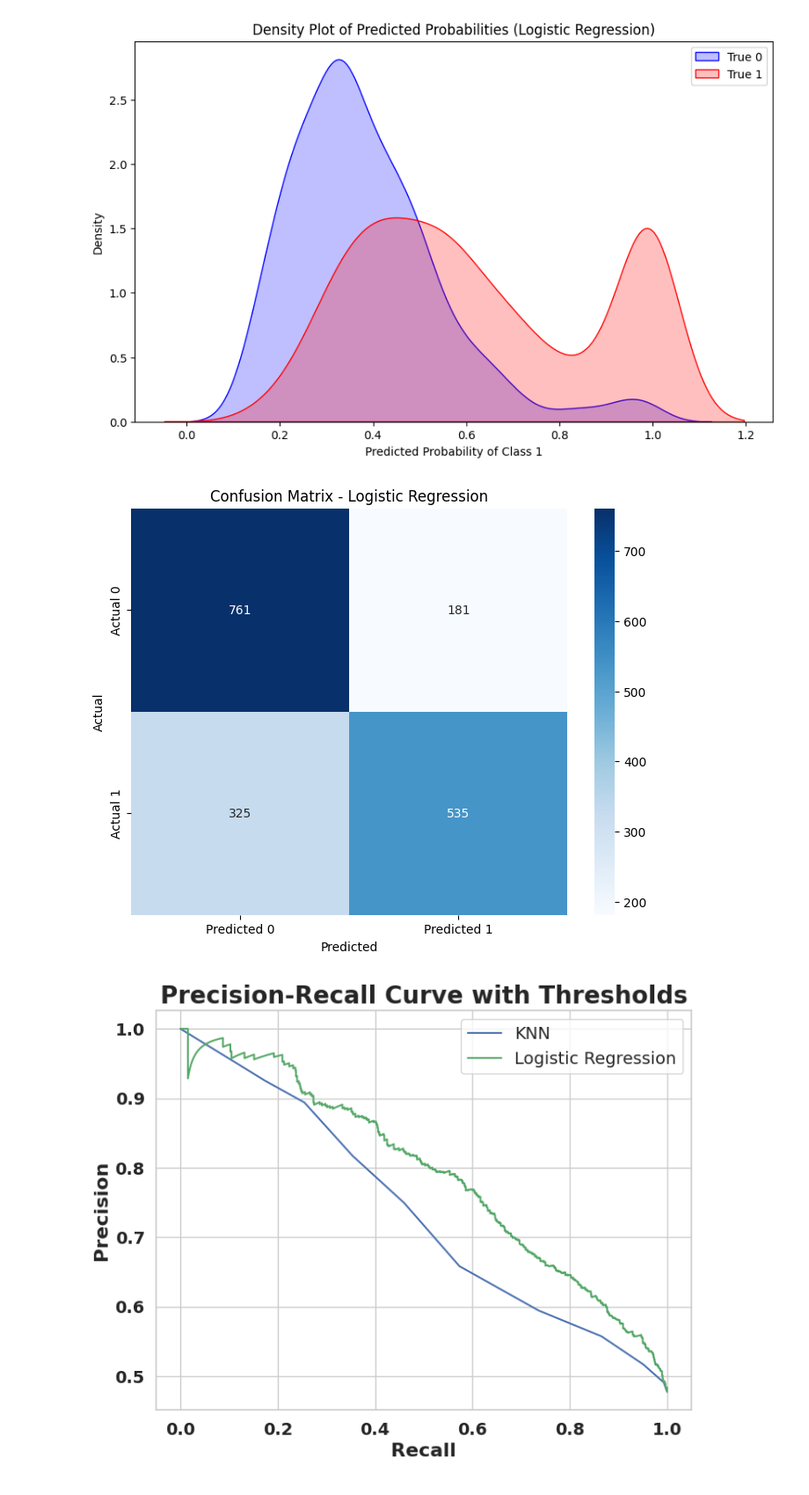
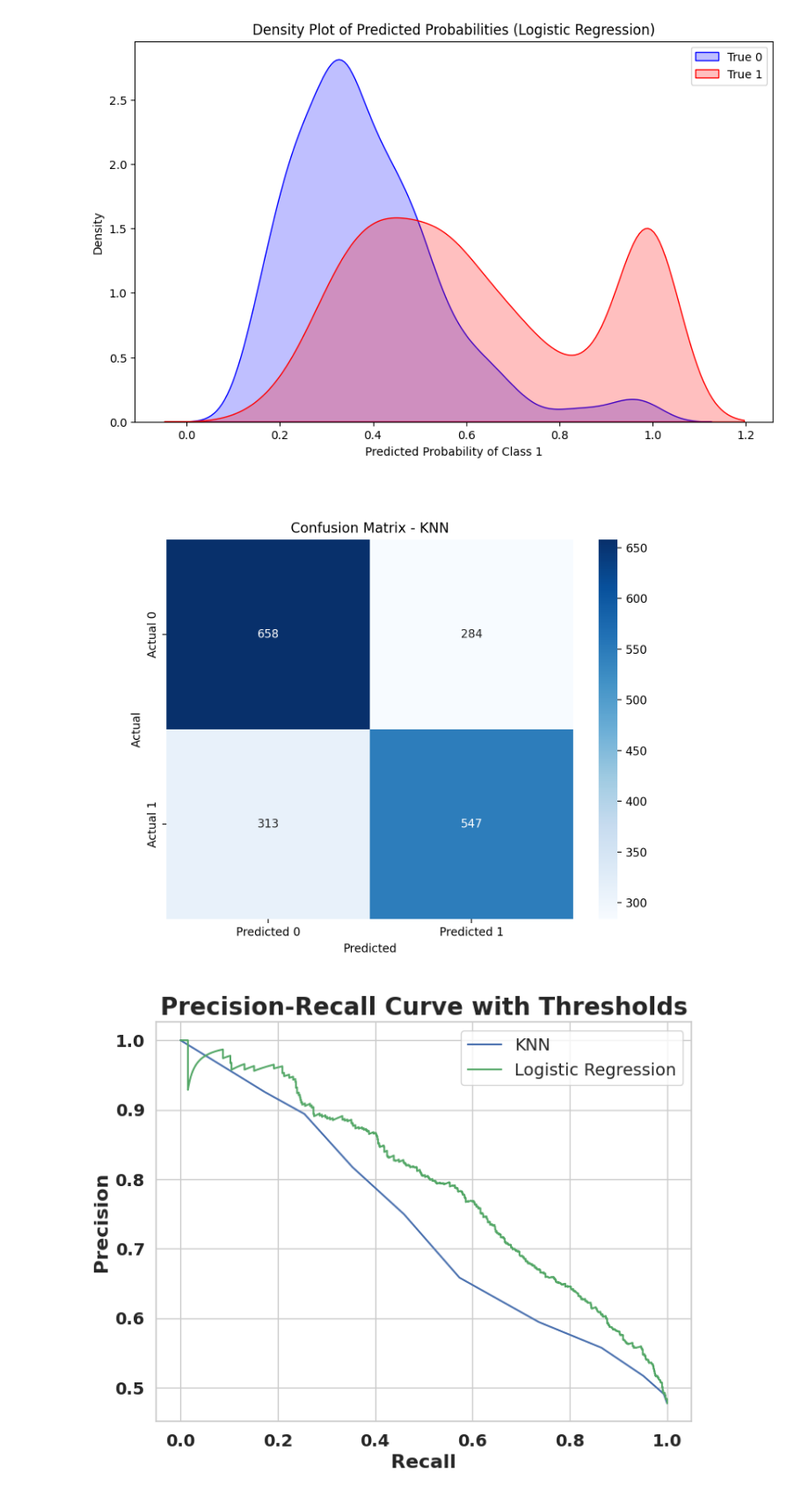
Before and after one commit to Ecological-Complexity-Lab/link_prediction_project, a Jupyter notebook: MLmodel.ipynb, the cells around one changed output. Shown at 88% size. Drawn from its saved outputs; the diff is of its cells as text; code cells hidden in the pictures.

Commit message:
updated graphs

```diff
--- a/MLmodel.ipynb
+++ b/MLmodel.ipynb
@@ -119,3 +128,20 @@ mcc_results = {model_name: [] for model_name in models.keys()}
 for model_name, model in models.items():
     cv_results = cross_val_score(model, X_train, y_train, cv=kf, scoring=mcc_scorer)
     mcc_results[model_name] = cv_results
+# %%
+# create confusion matrix after cross validation
+lr = LogisticRegression()
+lr.fit(X_train, y_train)
+y_pred = lr.predict(X_test)
+cm = confusion_matrix(y_test, y_pred)
+plt.figure(figsize=(8, 6))
+sns.heatmap(cm, annot=True, annot_kws={'size': 18}, fmt='d', cmap='Oranges', xticklabels=['Predicted 0', 'Predicted 1'], yticklabels=['Actual 0', 'Actual 1'])
+plt.xlabel('Predicted', weight='bold', fontsize=14)
+plt.ylabel('Actual', weight='bold', fontsize=14)
+plt.title('Confusion Matrix - Logistic Regression', weight='bold', fontsize=20)
+precision = cm[1, 1] / (cm[1, 1] + cm[0, 1])
+print("Precision:", precision)
+recall = cm[1, 1] / (cm[1, 1] + cm[1, 0])
+print("Recall:", recall)
+plt.savefig('ConfusionMatrixLR.png', bbox_inches='tight', dpi=300)
+plt.show()
@@ -121,0 +152,19 @@ for model_name, model in models.items():
+# %%
+# create confusion matrix after cross validation
+knn = KNeighborsClassifier()
+knn.fit(X_train, y_train)
+y_pred = knn.predict(X_test)
+cm = confusion_matrix(y_test, y_pred)
+plt.figure(figsize=(8, 6))
+sns.heatmap(cm, annot=True, annot_kws={'size': 18}, fmt='d', cmap='Oranges', xticklabels=['Predicted 0', 'Predicted 1'], yticklabels=['Actual 0', 'Actual 1'])
+plt.xlabel('Predicted' , weight='bold', fontsize=14)
+plt.ylabel('Actual', weight='bold', fontsize=14)
+plt.title('Confusion Matrix - KNN', weight='bold', fontsize=20)
+plt.savefig('ConfusionMatrixKNN.png', bbox_inches='tight', dpi=300)
+# precision
+precision = cm[1, 1] / (cm[1, 1] + cm[0, 1])
+print("Precision:", precision)
+# recall
+recall = cm[1, 1] / (cm[1, 1] + cm[1, 0])
+print("Recall:", recall)
+plt.show()
@@ -270,15 +341,20 @@ This will become an error in seaborn v0.14.0; please update your code.
   sns.kdeplot(y_pred_proba[y_test_resampled == 1], label='True 1', shade=True, color='red')
 [figure]
 # %%
+knn = KNeighborsClassifier()
+knn.fit(X_train_resampled, y_train_resampled)
+y_pred_resampled = knn.predict(X_test_resampled)
+accuracy = accuracy_score(y_test_resampled, y_pred_resampled)
+cm = confusion_matrix(y_test_resampled, y_pred_resampled)
 plt.figure(figsize=(8, 6))
 sns.heatmap(cm, annot=True, fmt='d', cmap='Blues', xticklabels=['Predicted 0', 'Predicted 1'], yticklabels=['Actual 0', 'Actual 1'])
 plt.xlabel('Predicted')
 plt.ylabel('Actual')
-plt.title('Confusion Matrix - Logistic Regression')
+plt.title('Confusion Matrix - KNN')
 plt.savefig('ConfusionMatrix.png', bbox_inches='tight', dpi=300)
 plt.show()
 # %% [output]
-[figure, old version]
+[figure, new version]
 # %%
 y_prob_knn = knn.predict_proba(X_test_resampled)[:, 1]
 y_prob_lr = lr.predict_proba(X_test_resampled)[:, 1]
```
Also changed, not shown: parts of 7 cells of this notebook.
